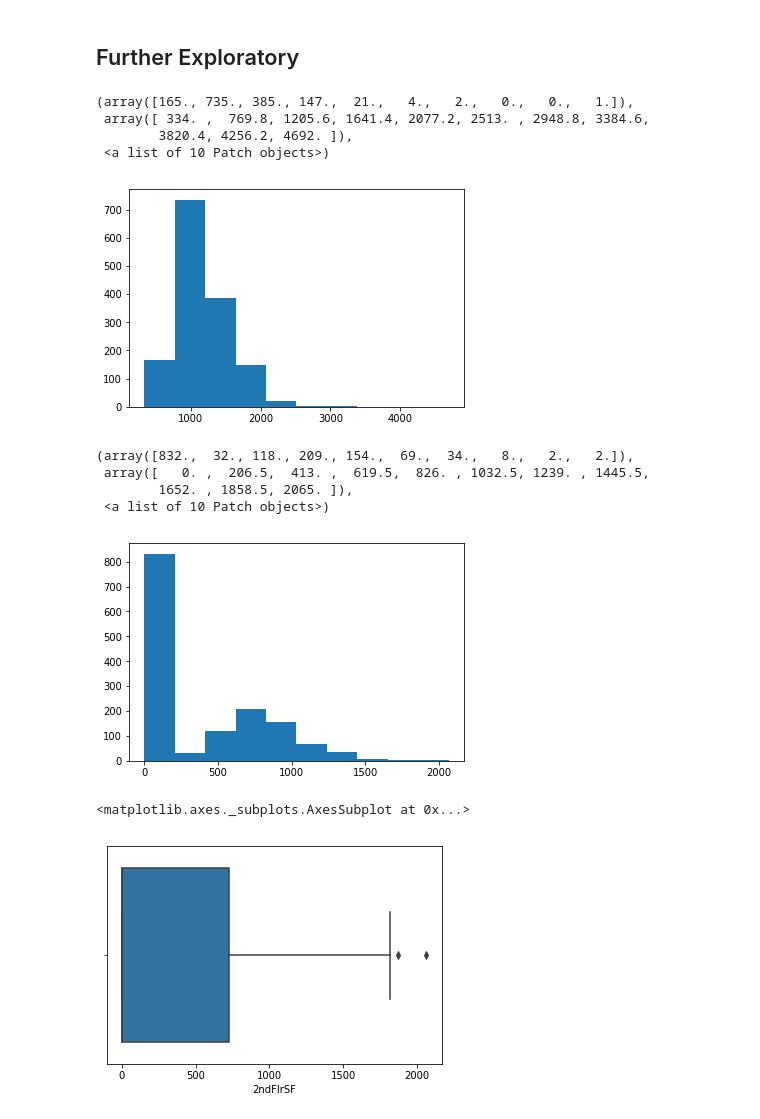
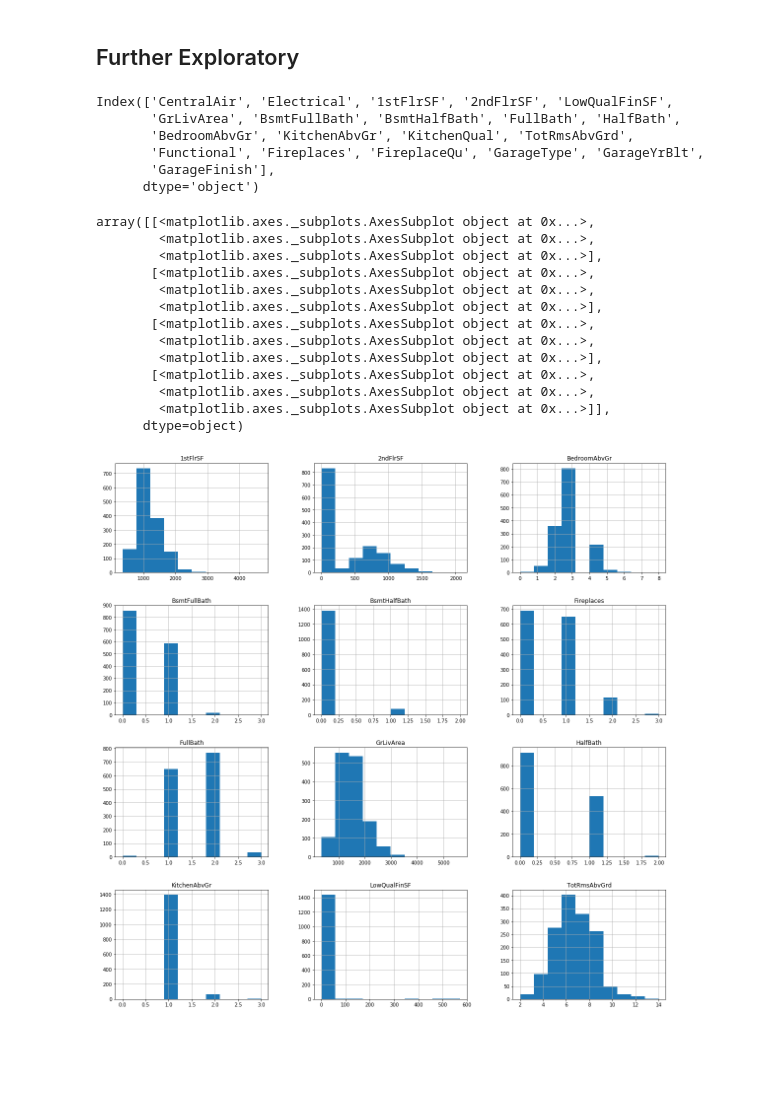
Before and after one commit to tybrs/kaggle-housing-prices, a Jupyter notebook: Ray/Exploratory.ipynb, the cells around one changed output. Cells and saved outputs as stored; diff of their text form; code cells hidden in the pictures; blank space fills up the shorter version.

```diff
--- a/Ray/Exploratory.ipynb
+++ b/Ray/Exploratory.ipynb
@@ -181,30 +144,33 @@ final_df
 final_df.to_pickle("./final_df.pkl")
 # %% [markdown]
 ## Further Exploratory
-# %%
-import matplotlib.pyplot as plt
-plt.hist(final_df["1stFlrSF"])
-plt.hist(final_df["2ndFlrSF"])
-plt.hist(final_df["LowQualFinSF"])
-plt.hist(final_df["GrLivArea"])
-plt.hist(final_df["GarageYrBlt"])
-# %% [output]
-(array([165., 735., 385., 147.,  21.,   4.,   2.,   0.,   0.,   1.]),
- array([ 334. ,  769.8, 1205.6, 1641.4, 2077.2, 2513. , 2948.8, 3384.6,
-        3820.4, 4256.2, 4692. ]),
- <a list of 10 Patch objects>)
-[figure, removed]
-# %%
-plt.hist(final_df["2ndFlrSF"])
-# %% [output]
-(array([832.,  32., 118., 209., 154.,  69.,  34.,   8.,   2.,   2.]),
- array([   0. ,  206.5,  413. ,  619.5,  826. , 1032.5, 1239. , 1445.5,
-        1652. , 1858.5, 2065. ]),
- <a list of 10 Patch objects>)
-[figure, removed]
+# %%
+dfnew.columns
+# %% [output]
+Index(['CentralAir', 'Electrical', '1stFlrSF', '2ndFlrSF', 'LowQualFinSF',
+       'GrLivArea', 'BsmtFullBath', 'BsmtHalfBath', 'FullBath', 'HalfBath',
+       'BedroomAbvGr', 'KitchenAbvGr', 'KitchenQual', 'TotRmsAbvGrd',
+       'Functional', 'Fireplaces', 'FireplaceQu', 'GarageType', 'GarageYrBlt',
+       'GarageFinish'],
+      dtype='object')
+# %%
+import matplotlib.pyplot as plt
+dfnew.hist(figsize = (20,20))
+# %% [output]
+array([[<matplotlib.axes._subplots.AxesSubplot object at 0x...>,
+        <matplotlib.axes._subplots.AxesSubplot object at 0x...>,
+        <matplotlib.axes._subplots.AxesSubplot object at 0x...>],
+       [<matplotlib.axes._subplots.AxesSubplot object at 0x...>,
+        <matplotlib.axes._subplots.AxesSubplot object at 0x...>,
+        <matplotlib.axes._subplots.AxesSubplot object at 0x...>],
+       [<matplotlib.axes._subplots.AxesSubplot object at 0x...>,
+        <matplotlib.axes._subplots.AxesSubplot object at 0x...>,
+        <matplotlib.axes._subplots.AxesSubplot object at 0x...>],
+       [<matplotlib.axes._subplots.AxesSubplot object at 0x...>,
+        <matplotlib.axes._subplots.AxesSubplot object at 0x...>,
+        <matplotlib.axes._subplots.AxesSubplot object at 0x...>]],
+      dtype=object)
+[figure, added]
 # %%
+import missingno as msno
 import seaborn as sns
-sns.boxplot(final_df["2ndFlrSF"])
-# %% [output]
-<matplotlib.axes._subplots.AxesSubplot at 0x...>
-[figure, removed]
```
Also changed, not shown: parts of 9 cells of this notebook, 2 other files.
